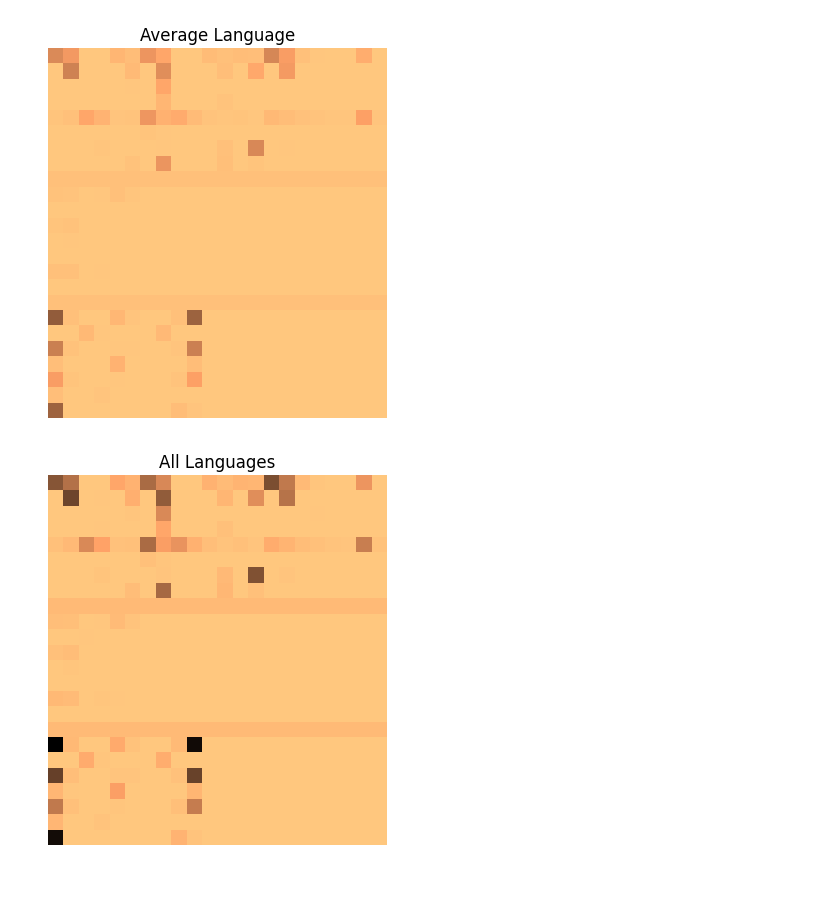
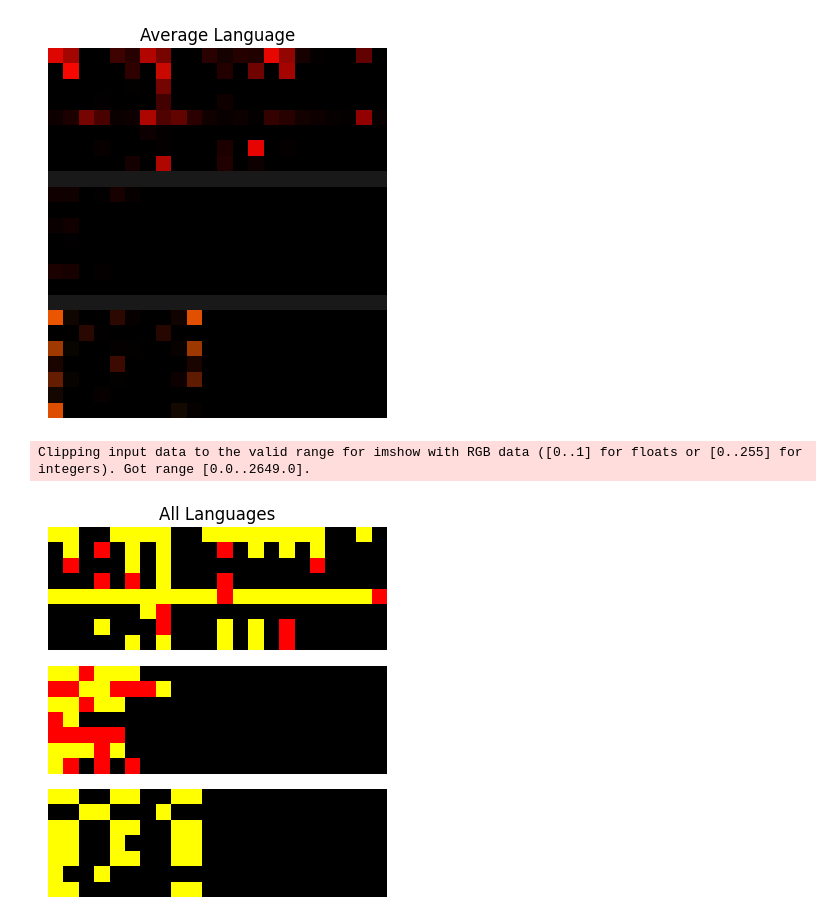
Before and after one commit to Pappa/conlanger, a Jupyter notebook: notebooks/language_phoneme_analysis.ipynb, the cells around one changed output. Drawn from its saved outputs; the diff is of its cells as text; code cells hidden in the pictures; blank space fills up the shorter version.

Commit message:
4d arrays for languages

```diff
--- a/notebooks/language_phoneme_analysis.ipynb
+++ b/notebooks/language_phoneme_analysis.ipynb
@@ -14,15 +14,15 @@ For languages that have multiple samples in the Phoible dataset, we need to sele
 # %%
 unique_names, unique_names_count = np.unique(language_names, return_counts=True)
-multiple_samples = unique_names[unique_names_count > 1]
-single_sample = unique_names[unique_names_count == 1]
 
-language_data = {
-    name: {"data": language_phonemes[language_names == name]} for name in unique_names
-}
+language_phonemes_selected = np.array(
+    [language_phonemes[language_names == name].max(axis=0) for name in unique_names]
+)
 
 # sense check
 for name in unique_names:
     assert (
-        language_phonemes[language_names == name].shape
-        == language_data[name]["data"].shape
+        language_phonemes[language_names == name].shape[1:]
+        == language_phonemes_selected.shape[1:]
     )
+
+language_phonemes_selected.shape
@@ -123,11 +30,0 @@ Adding an extra dimension (3d to 4d) would make it possible to use `Conv2D` laye
-# %%
-language_phonemes_selected = np.expand_dims(
-    np.array(
-        [
-            np.max(language_phonemes[language_names == name], axis=0)
-            for name in unique_names
-        ]
-    ),
-    axis=-1,
-) / np.max(language_phonemes)
-language_phonemes_selected.shape
@@ -179,17 +74,20 @@ plt.title("Average Language")
 plt.savefig("./images/average_language.png")
 plt.show()
 # %% [output]
-[figure, old version]
+[figure, new version]
 # %%
 # what does the sum of all languages look like?
 
 fig = plt.imshow(
     np.sum(language_phonemes_selected, axis=0),
     cmap=plt.get_cmap("copper_r"),
+    vmin=np.min(language_phonemes_selected),
+    vmax=np.max(language_phonemes_selected),
 )
 plt.axis("off")
 plt.title("All Languages")
 plt.savefig("./images/all_languages.png")
 plt.show()
 # %% [output]
+Clipping input data to the valid range for imshow with RGB data ([0..1] for floats or [0..255] for integers). Got range [0.0..2649.0].
-[figure, old version]
+[figure, new version]
```
Also changed, not shown: parts of 11 cells of this notebook, 11 other files.
